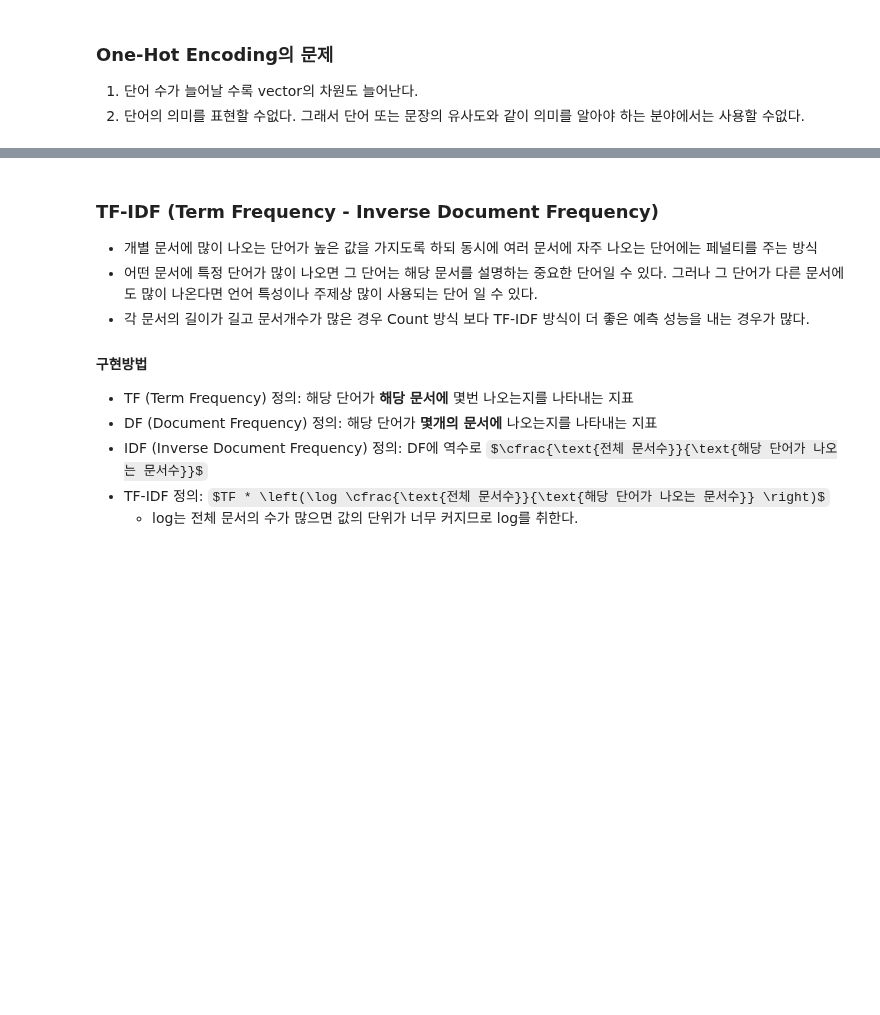
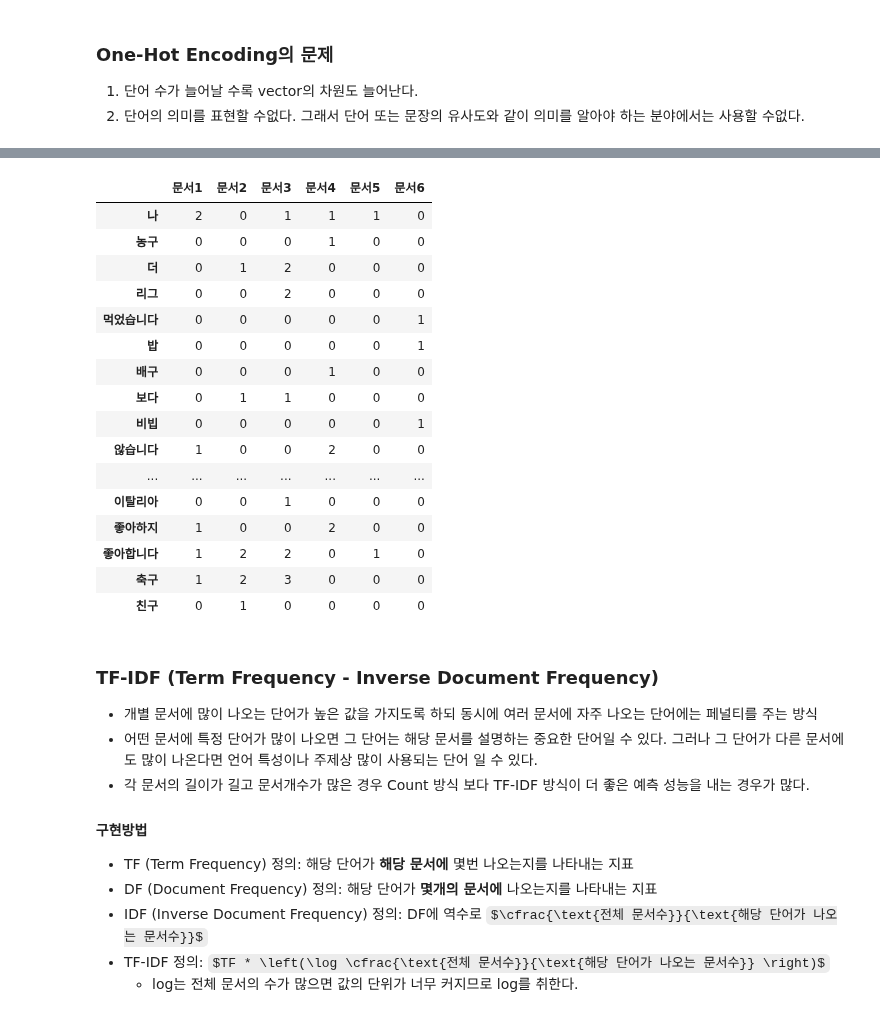
Before and after one commit to LeeJUHO127/DA-35, a Jupyter notebook: 10_nlp_deeplearning/01_Text_to_Vector_count_base.ipynb, the cells around one changed output, grey strips where cells are left out. Drawn from its saved outputs; the diff is of its cells as text; code cells hidden in the pictures; some formulas as TeX source; blank space fills up the shorter version.

```diff
--- a/10_nlp_deeplearning/01_Text_to_Vector_count_base.ipynb
+++ b/10_nlp_deeplearning/01_Text_to_Vector_count_base.ipynb
@@ -174,0 +178,8 @@ stop_words = list('은는이가을를도.,')
+# %%
+# 1. 토큰화 함수
+from konlpy.tag import Okt
+okt = Okt()
+def tokenizer(sentence):
+    return okt.morphs(sentence)
+
+tokenizer("나는 어제 서울 대공원에 갔습니다.")
@@ -174,0 +188,20 @@ stop_words = list('은는이가을를도.,')
+# %%
+import pandas
+from sklearn.feature_extraction.text import CountVectorizer
+
+cv = CountVectorizer(
+    tokenizer=tokenizer,     # 변환할 문장을  토큰화하는 방식을 함수로 지정.
+    token_pattern=None,   # tokenizer함수를 지정하지 않으면 사용할 token화하는 패턴을 지정
+    stop_words=stop_words, # stop_words 리스트의 토큰은 vocab에서 제외(count하지 않는다.)
+    # ngram_range=(2, 2), # (2, 2): bigram - 토큰을 2개씩 묶어서 Term으로 정의
+    # ngram_range=(1, 2) # (1, 2): unigram, bigram
+)
+
+# 학습
+cv.fit(text)
+# 학습/변환 대상. 1차원 배열로 구성. 각 문서를 원소로 묶어준다. ["문서1", "문서2", ..]
+# vocab(어휘사전 생성)
+print(">>>>>어휘사전<<<<<")
+print(cv.vocabulary_)  # {토큰:index}
+
+# value기준 정렬
@@ -174,0 +237,6 @@ stop_words = list('은는이가을를도.,')
+# %%
+# 문서들을 DTM 으로 변환.
+### 각 문서를 토큰의 빈도수 기준으로 vector 화한다.
+result = cv.transform(text)
+print(result.shape)
+result.toarray()
@@ -174,0 +252,8 @@ stop_words = list('은는이가을를도.,')
+# %%
+import pandas as pd
+dtm = pd.DataFrame(
+    result.toarray(),
+    columns=cv.get_feature_names_out(),
+    index=[f"문서{i+1}" for i in range(len(text))]
+)
+dtm
@@ -175,3 +268,24 @@ stop_words = list('은는이가을를도.,')
+# %%
+tdm = dtm.T
+tdm
+# %% [output]
+|  | 문서1 | 문서2 | 문서3 | 문서4 | 문서5 | 문서6 |
+| 나 | 2 | 0 | 1 | 1 | 1 | 0 |
+| 농구 | 0 | 0 | 0 | 1 | 0 | 0 |
+| 더 | 0 | 1 | 2 | 0 | 0 | 0 |
+| 리그 | 0 | 0 | 2 | 0 | 0 | 0 |
+| 먹었습니다 | 0 | 0 | 0 | 0 | 0 | 1 |
+| 밥 | 0 | 0 | 0 | 0 | 0 | 1 |
+| 배구 | 0 | 0 | 0 | 1 | 0 | 0 |
+| 보다 | 0 | 1 | 1 | 0 | 0 | 0 |
+| 비빕 | 0 | 0 | 0 | 0 | 0 | 1 |
+| 않습니다 | 1 | 0 | 0 | 2 | 0 | 0 |
+| ... | ... | ... | ... | ... | ... | ... |
+| 이탈리아 | 0 | 0 | 1 | 0 | 0 | 0 |
+| 좋아하지 | 1 | 0 | 0 | 2 | 0 | 0 |
+| 좋아합니다 | 1 | 2 | 2 | 0 | 1 | 0 |
+| 축구 | 1 | 2 | 3 | 0 | 0 | 0 |
+| 친구 | 0 | 1 | 0 | 0 | 0 | 0 |
 # %% [markdown]
 ### TF-IDF (Term Frequency - Inverse Document Frequency)
 
```
Also changed, not shown: parts of 12 cells of this notebook, 3 other files.
